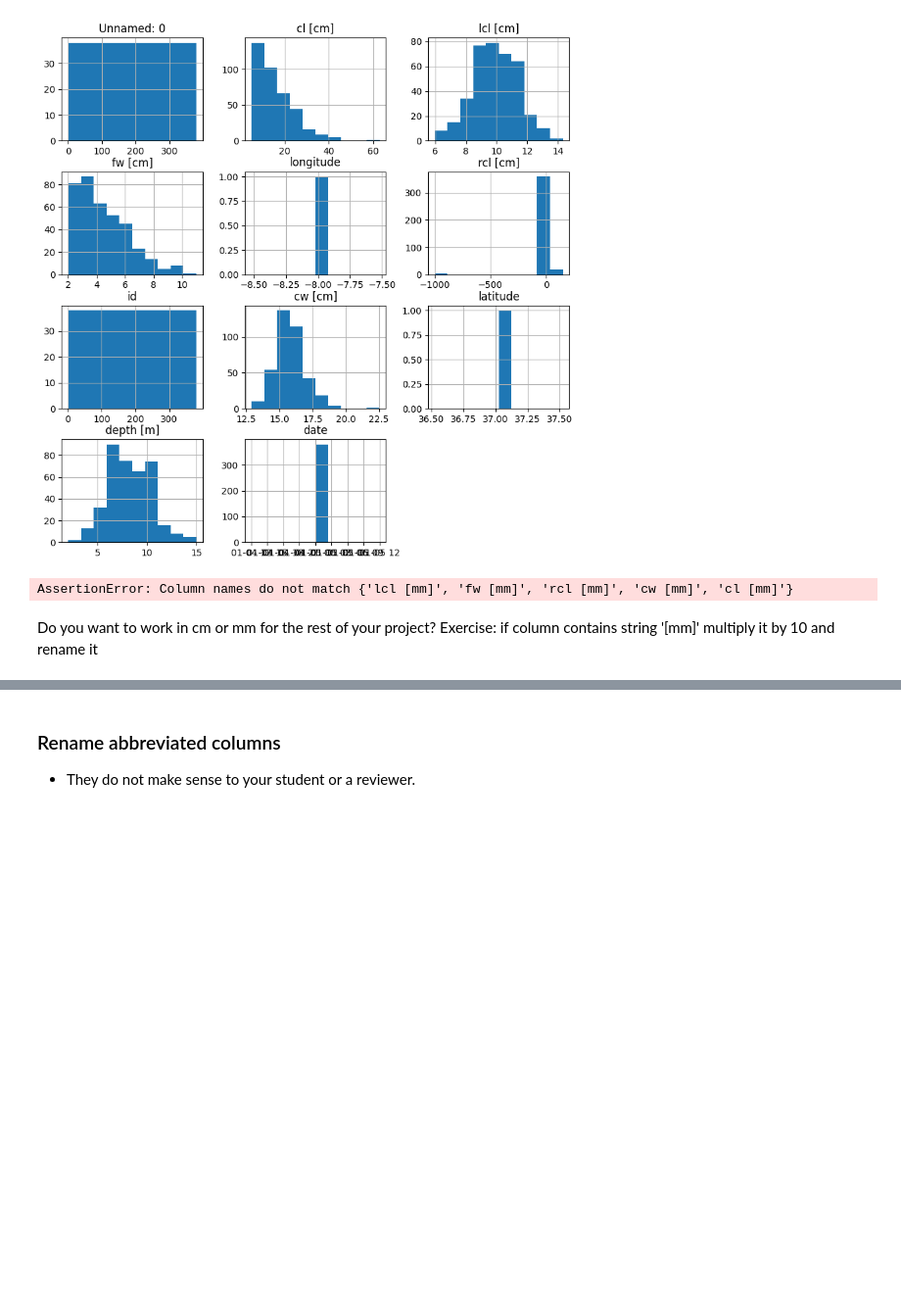
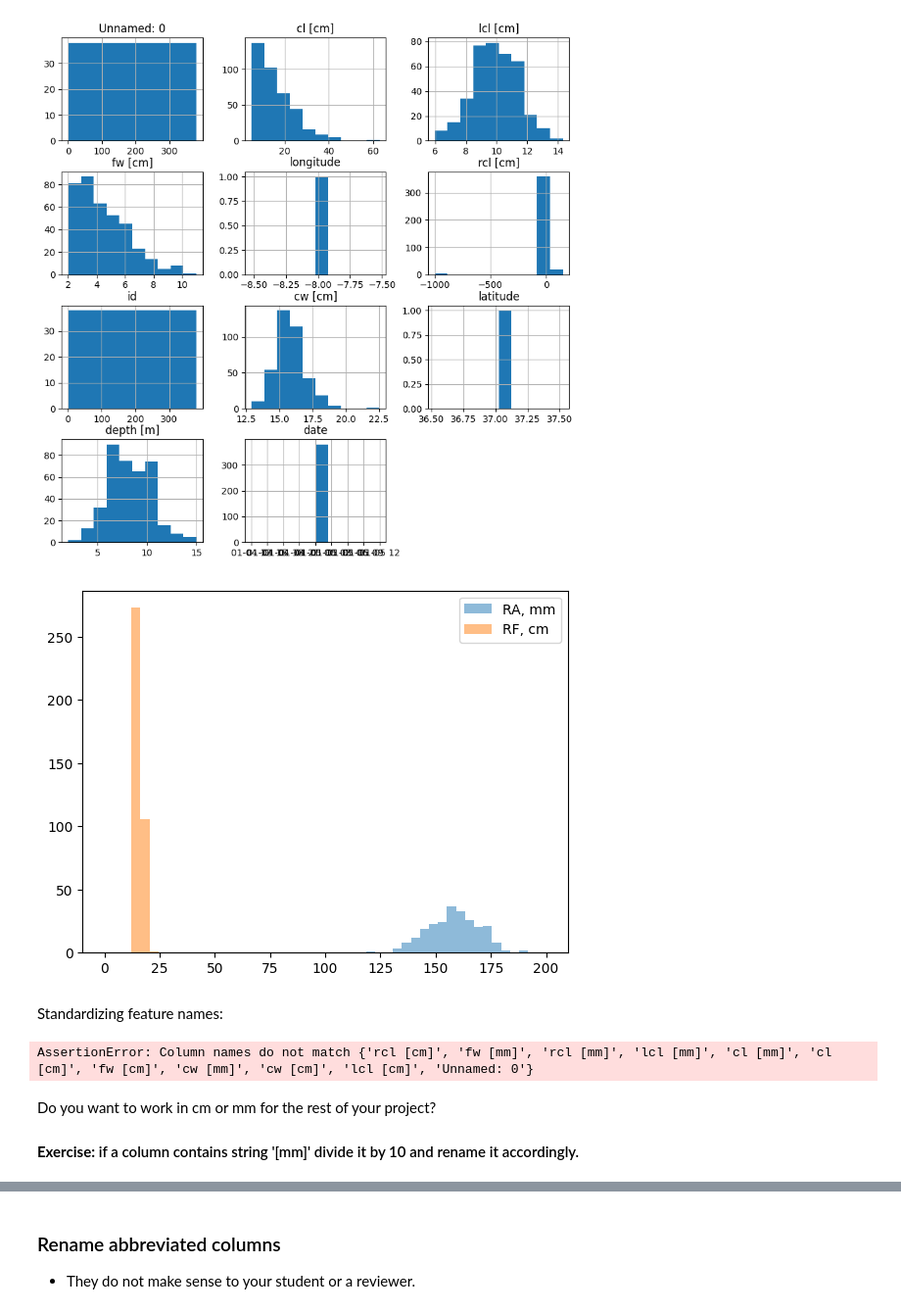
Before and after one commit to Py-ualg/2025-tidy-python, a Jupyter notebook: tutorials/nb2_tidy_data.ipynb, the cells around one changed output, grey strips where cells are left out. Shown at 98% size. Saved outputs shown, nothing was run; the diff lists cells and outputs as text; code cells hidden in the pictures; blank space fills up the shorter version.

```diff
--- a/tutorials/nb2_tidy_data.ipynb
+++ b/tutorials/nb2_tidy_data.ipynb
@@ -14,3 +14,10 @@ from pandas.api.types import CategoricalDtype
 import numpy as np
 from matplotlib import pyplot as plt
 import seaborn as sns
+# %%
+#mount the Google Drive
+from google.colab import drive
+drive.mount('/content/drive')
+#!mkdir /content/drive/MyDrive/Tidy_Python_2025
+gdrive_path = "/content/drive/MyDrive/Tidy_Python_2025/"
+%cd $gdrive_path
@@ -521,16 +571,30 @@ df1_rf.hist(figsize=(10, 10))
 plt.show()
 # %% [output]
 [figure]
+# %%
+#@title Combined histogram for single feature
+
+bins = np.linspace(0, 200, 50)
+plt.hist(df1_ra['cw [mm]'], bins=bins, alpha=0.5, label='RA, mm')
+plt.hist(df1_rf['cw [cm]'], bins=bins, alpha=0.5, label='RF, cm')
+plt.legend()
+plt.show()
+# %% [output]
+[figure, added]
+# %% [markdown]
+Standardizing feature names:
 # %%
 df1_rf['region'] = "Ria Formosa"
 df1_ra.rename(columns={"is_gravid?": "is_gravid", "species_name": "species", "behavior": "behaviour"}, inplace=True)
 # %%
-assert set(df1_ra.columns) == set(df1_rf.columns), f"Column names do not match {set(df1_ra.columns) - set(df1_rf.columns)}"
+assert set(df1_ra.columns) == set(df1_rf.columns), f"Column names do not match {set(df1_ra.columns) ^ set(df1_rf.columns)}"
 # %% [output]
-AssertionError: Column names do not match {'lcl [mm]', 'fw [mm]', 'rcl [mm]', 'cw [mm]', 'cl [mm]'}
+AssertionError: Column names do not match {'rcl [cm]', 'fw [mm]', 'rcl [mm]', 'lcl [mm]', 'cl [mm]', 'cl [cm]', 'fw [cm]', 'cw [mm]', 'cw [cm]', 'lcl [cm]', 'Unnamed: 0'}
 # %% [markdown]
 Do you want to work in cm or mm for the rest of your project?
-Exercise: if column contains string '[mm]' multiply it by 10 and rename it
+
+
+#### **Exercise:** if a column contains string '[mm]' divide it by 10 and rename it accordingly.
 # %%
 #@title Solution
 
```
Also changed, not shown: parts of 70 cells of this notebook.
